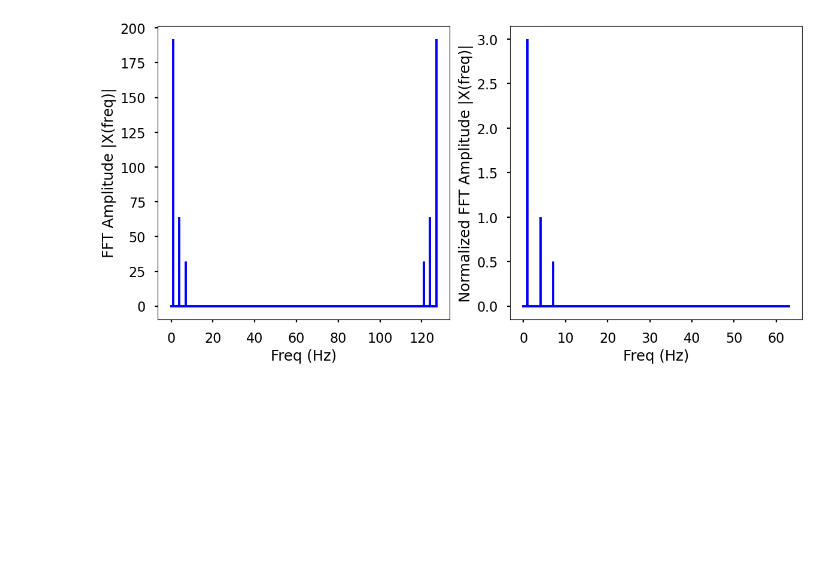
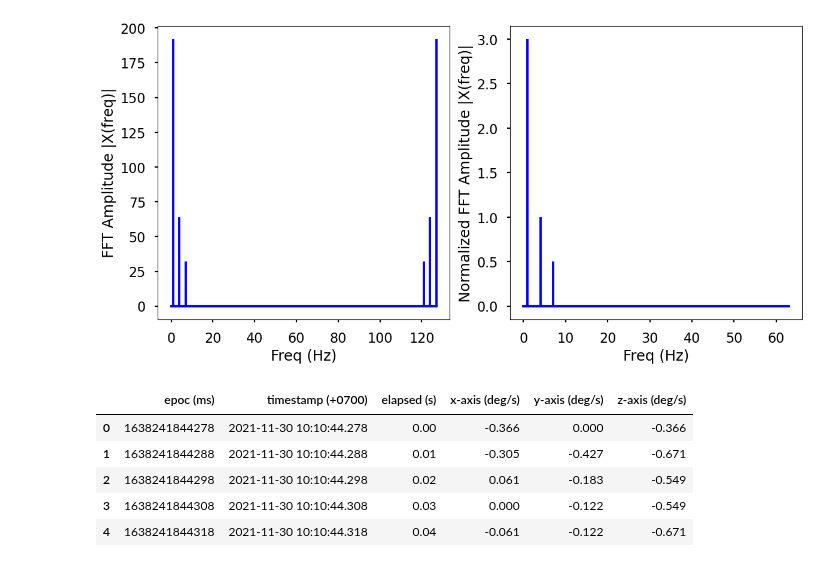
Before and after one commit to StamatisOrfanos/GaitRehab, a Jupyter notebook: test.ipynb, the cells around one changed output. Saved outputs shown, nothing was run; the diff lists cells and outputs as text; code cells hidden in the pictures; blank space fills up the shorter version.

Commit message:
Fix datetime format, sort and change data signature

```diff
--- a/test.ipynb
+++ b/test.ipynb
@@ -83,0 +86,12 @@ plt.show()
+# %%
+data = pd.read_csv("right_gyro.csv")
+data["timestamp (+0700)"] = data["timestamp (+0700)"].apply(lambda x: x.replace("T", " "))
+data["timestamp (+0700)"] = data["timestamp (+0700)"].apply(lambda x: x.replace(".", ":"))
+data["timestamp (+0700)"] = pd.to_datetime(data['timestamp (+0700)'].str.strip(), format="%Y-%m-%d %H:%M:%S:%f")
+# %% [output]
+|  | epoc (ms) | timestamp (+0700) | elapsed (s) | x-axis (deg/s) | y-axis (deg/s) | z-axis (deg/s) |
+| 0 | 1638241844278 | 2021-11-30 10:10:44.278 | 0.00 | -0.366 | 0.000 | -0.366 |
+| 1 | 1638241844288 | 2021-11-30 10:10:44.288 | 0.01 | -0.305 | -0.427 | -0.671 |
+| 2 | 1638241844298 | 2021-11-30 10:10:44.298 | 0.02 | 0.061 | -0.183 | -0.549 |
+| 3 | 1638241844308 | 2021-11-30 10:10:44.308 | 0.03 | 0.000 | -0.122 | -0.549 |
+| 4 | 1638241844318 | 2021-11-30 10:10:44.318 | 0.04 | -0.061 | -0.122 | -0.671 |
```
Also changed, not shown: parts of 1 cell of this notebook, 1 other file.
